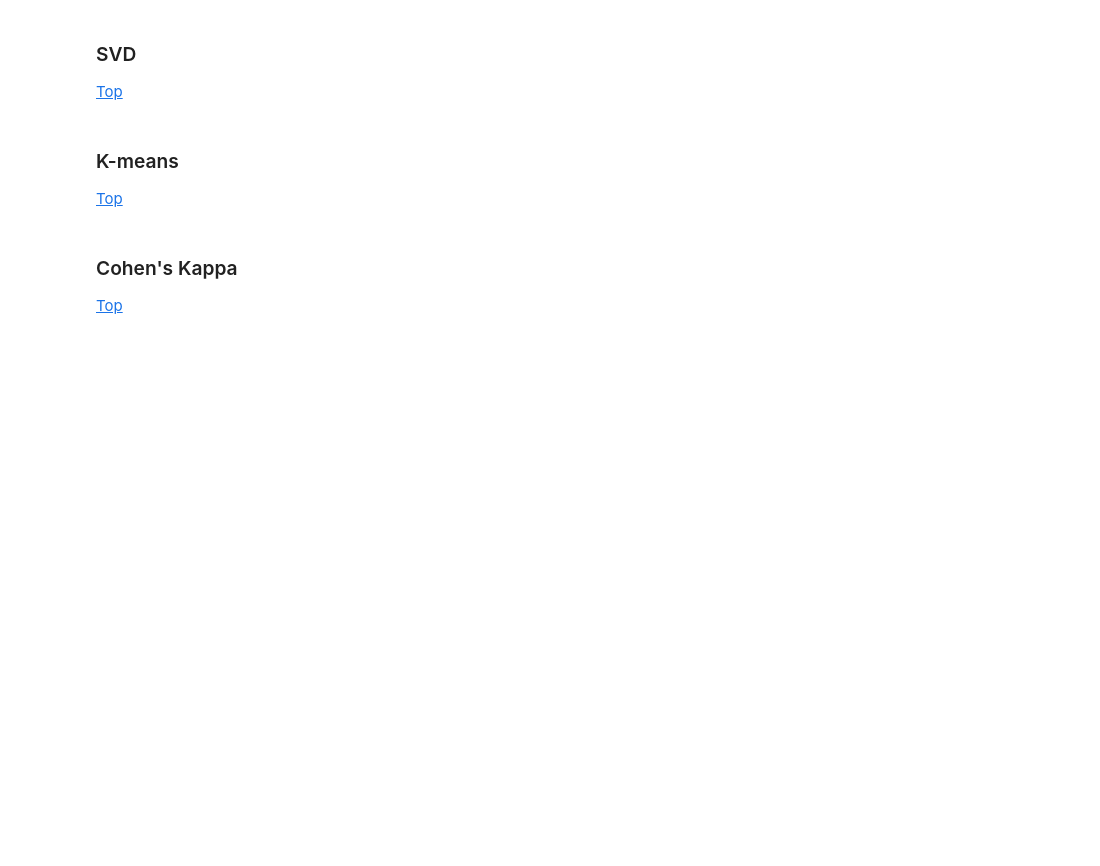
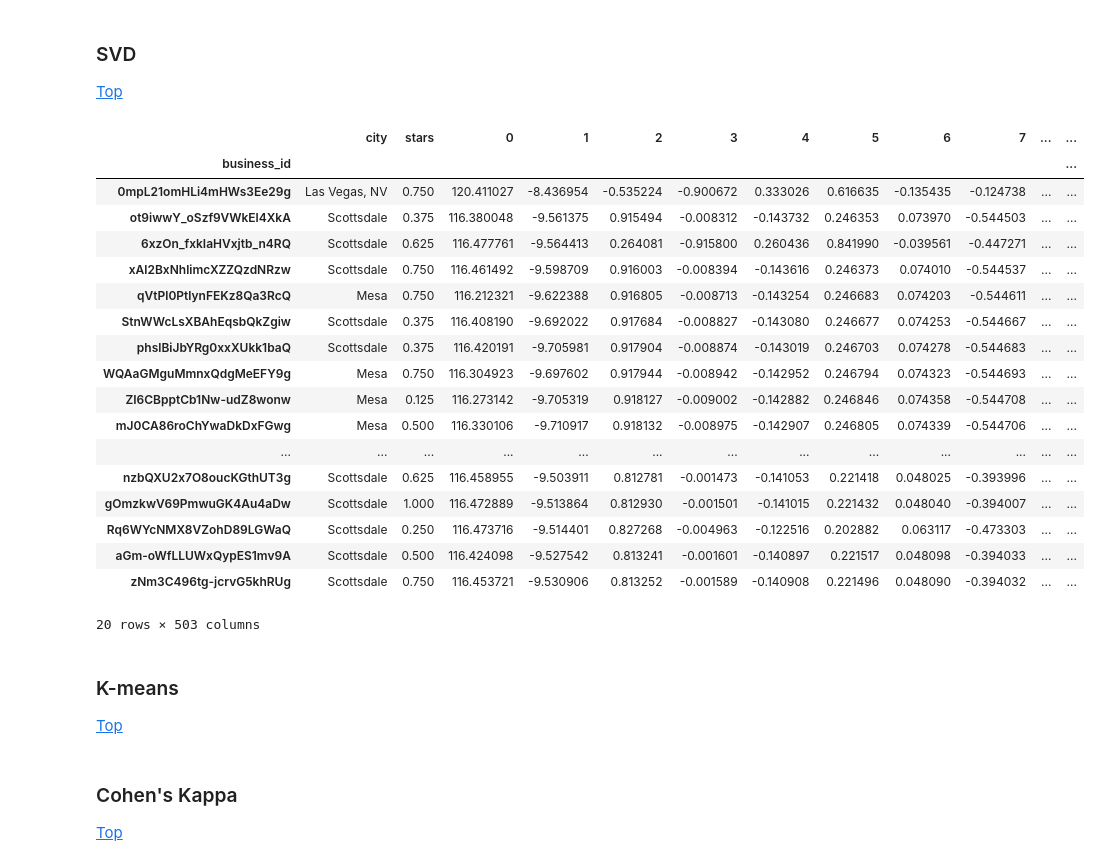
Before and after one commit to JasperVanEck/CollectiveIntel, a Jupyter notebook: GroepsOpdracht_CI.ipynb, the cells around one changed output. Cells and saved outputs as stored; diff of their text form; code cells hidden in the pictures; blank space fills up the shorter version.

Commit message:
SVD for query vector works now

```diff
--- a/GroepsOpdracht_CI.ipynb
+++ b/GroepsOpdracht_CI.ipynb
@@ -279,7 +317,10 @@ display(rankedBusinessList(df_business,queryVector).head(20))
 
 [Top](#Top)
 # %%
-df_tmp_svd = df_business.copy().drop(columns=['name','city', 'stars','review_count','is_open'],errors='ignore').to_numpy()
-trunc_svd = TruncatedSVD(n_components=500)
-reduced_x = trunc_svd.fit_transform(df_tmp_svd)
+stars = df_business['stars'].values
+cities = df_business['city'].values
+bus_ids = df_business.index
+df_tmp_svd = df_business.copy().drop(columns=['name','city', 'stars','review_count','is_open', 'Score Cos'],errors='ignore').to_numpy()
+trunc_svd = TruncatedSVD(n_components=500).fit(df_tmp_svd)
+reduced_x = trunc_svd.transform(df_tmp_svd)
 singles = trunc_svd.singular_values_
@@ -291,3 +327,31 @@ display(rankedBusinessList(reduced_x,queryVectorReduced).head(20))
+# %%
+queryVectorReduced = trunc_svd.transform(np.array([queryVector]))
+
+df_reduced_x = pd.DataFrame(data=reduced_x, index=bus_ids)
+df_reduced_x.insert(0, 'stars', stars)
+df_reduced_x.insert(0, 'city', cities)
+df_queryVectorReduced = pd.Series(data=queryVectorReduced[0])
+display(rankedBusinessList(df_reduced_x,df_queryVectorReduced).head(20))
+# %% [output]
+|  | city | stars | 0 | 1 | 2 | 3 | 4 | 5 | 6 | 7 | ... | ... |
+| business_id |  |  |  |  |  |  |  |  |  |  |  | ... |
+| 0mpL21omHLi4mHWs3Ee29g | Las Vegas, NV | 0.750 | 120.411027 | -8.436954 | -0.535224 | -0.900672 | 0.333026 | 0.616635 | -0.135435 | -0.124738 | ... | ... |
+| ot9iwwY_oSzf9VWkEl4XkA | Scottsdale | 0.375 | 116.380048 | -9.561375 | 0.915494 | -0.008312 | -0.143732 | 0.246353 | 0.073970 | -0.544503 | ... | ... |
+| 6xzOn_fxkIaHVxjtb_n4RQ | Scottsdale | 0.625 | 116.477761 | -9.564413 | 0.264081 | -0.915800 | 0.260436 | 0.841990 | -0.039561 | -0.447271 | ... | ... |
+| xAl2BxNhlimcXZZQzdNRzw | Scottsdale | 0.750 | 116.461492 | -9.598709 | 0.916003 | -0.008394 | -0.143616 | 0.246373 | 0.074010 | -0.544537 | ... | ... |
+| qVtPl0PtlynFEKz8Qa3RcQ | Mesa | 0.750 | 116.212321 | -9.622388 | 0.916805 | -0.008713 | -0.143254 | 0.246683 | 0.074203 | -0.544611 | ... | ... |
+| StnWWcLsXBAhEqsbQkZgiw | Scottsdale | 0.375 | 116.408190 | -9.692022 | 0.917684 | -0.008827 | -0.143080 | 0.246677 | 0.074253 | -0.544667 | ... | ... |
+| phslBiJbYRg0xxXUkk1baQ | Scottsdale | 0.375 | 116.420191 | -9.705981 | 0.917904 | -0.008874 | -0.143019 | 0.246703 | 0.074278 | -0.544683 | ... | ... |
+| WQAaGMguMmnxQdgMeEFY9g | Mesa | 0.750 | 116.304923 | -9.697602 | 0.917944 | -0.008942 | -0.142952 | 0.246794 | 0.074323 | -0.544693 | ... | ... |
+| ZI6CBpptCb1Nw-udZ8wonw | Mesa | 0.125 | 116.273142 | -9.705319 | 0.918127 | -0.009002 | -0.142882 | 0.246846 | 0.074358 | -0.544708 | ... | ... |
+| mJ0CA86roChYwaDkDxFGwg | Mesa | 0.500 | 116.330106 | -9.710917 | 0.918132 | -0.008975 | -0.142907 | 0.246805 | 0.074339 | -0.544706 | ... | ... |
+| ... | ... | ... | ... | ... | ... | ... | ... | ... | ... | ... | ... | ... |
+| nzbQXU2x7O8oucKGthUT3g | Scottsdale | 0.625 | 116.458955 | -9.503911 | 0.812781 | -0.001473 | -0.141053 | 0.221418 | 0.048025 | -0.393996 | ... | ... |
+| gOmzkwV69PmwuGK4Au4aDw | Scottsdale | 1.000 | 116.472889 | -9.513864 | 0.812930 | -0.001501 | -0.141015 | 0.221432 | 0.048040 | -0.394007 | ... | ... |
+| Rq6WYcNMX8VZohD89LGWaQ | Scottsdale | 0.250 | 116.473716 | -9.514401 | 0.827268 | -0.004963 | -0.122516 | 0.202882 | 0.063117 | -0.473303 | ... | ... |
+| aGm-oWfLLUWxQypES1mv9A | Scottsdale | 0.500 | 116.424098 | -9.527542 | 0.813241 | -0.001601 | -0.140897 | 0.221517 | 0.048098 | -0.394033 | ... | ... |
+| zNm3C496tg-jcrvG5khRUg | Scottsdale | 0.750 | 116.453721 | -9.530906 | 0.813252 | -0.001589 | -0.140908 | 0.221496 | 0.048090 | -0.394032 | ... | ... |
+20 rows × 503 columns
 # %% [markdown]
 ### K-means <a name='kmeans'></a>
 
```
Also changed, not shown: parts of 3 cells of this notebook.
